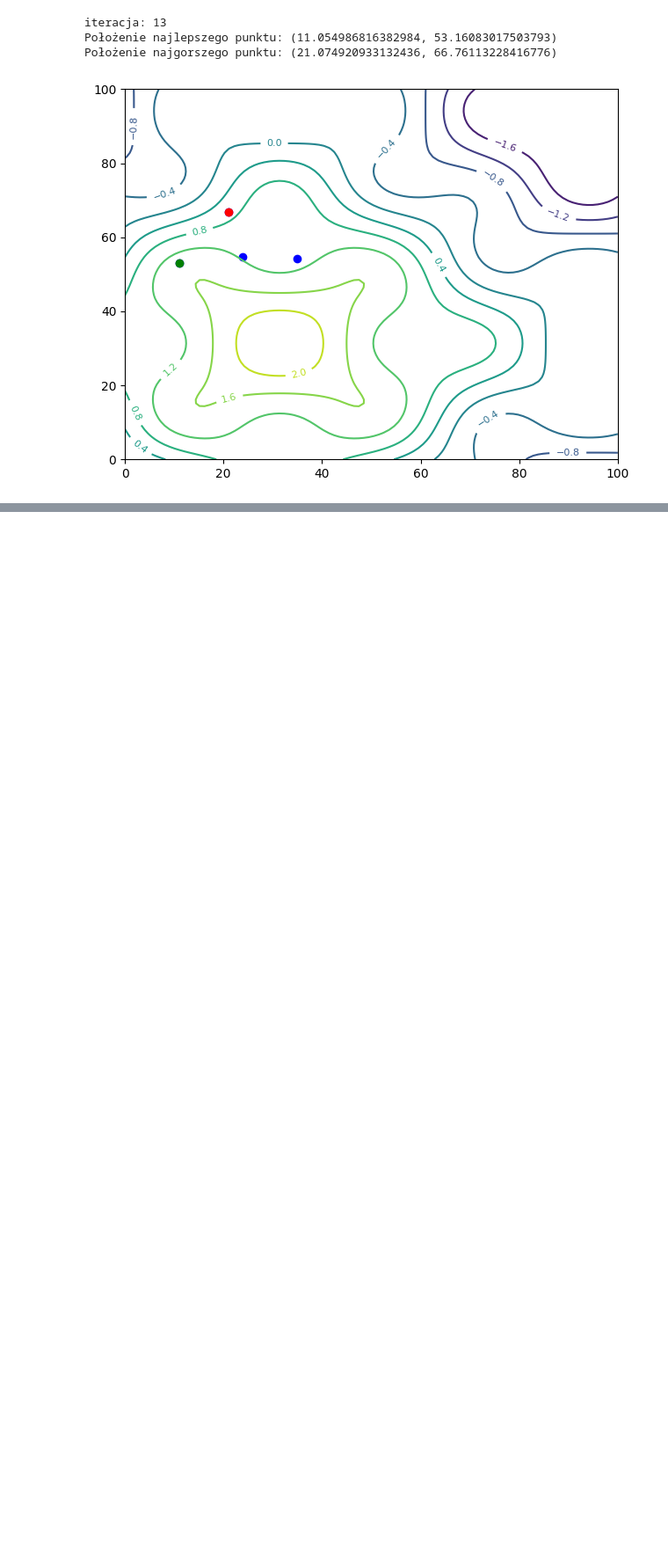
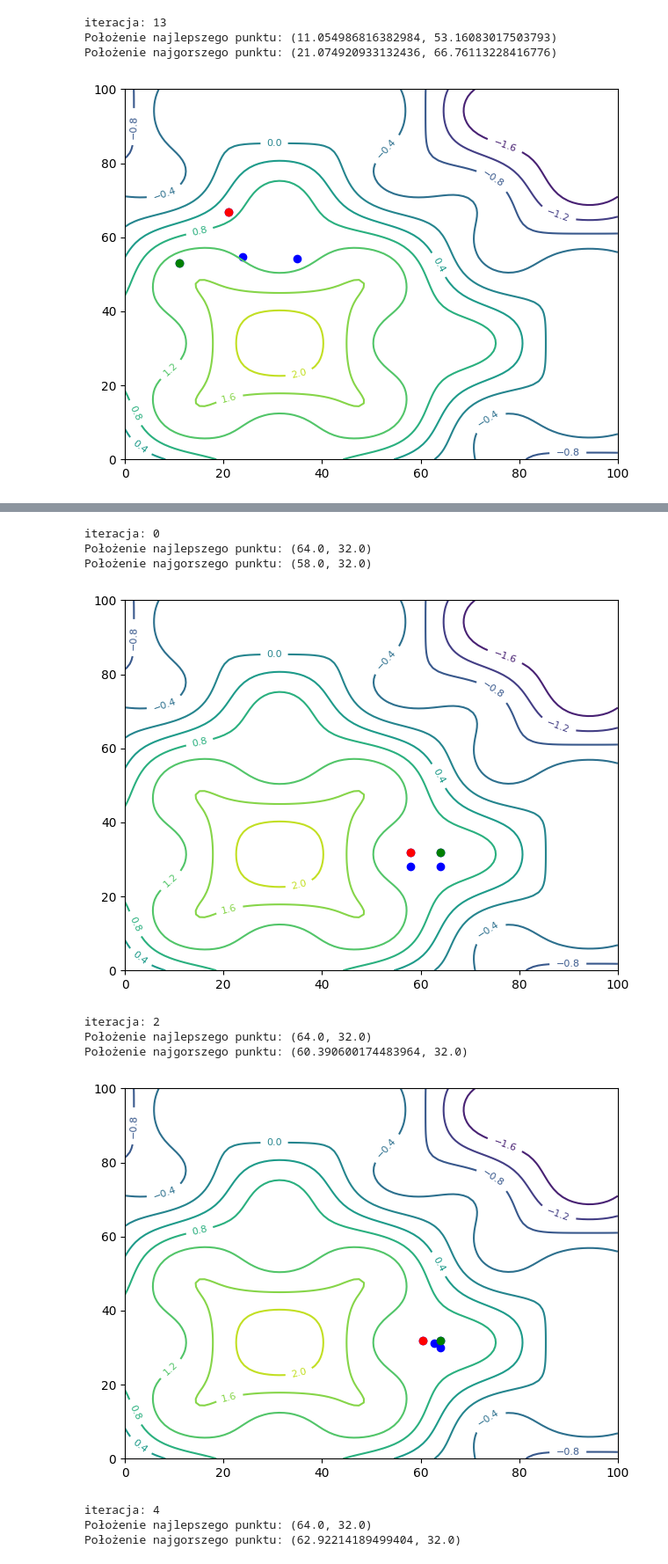
Before and after one commit to Sjemanko/ssi_projects, a Jupyter notebook: ssi_alg_2/alg_02.ipynb, the cells around one changed output, grey strips where cells are left out. Shown at 88% size. Saved outputs shown, nothing was run; the diff lists cells and outputs as text; code cells hidden in the pictures; blank space fills up the shorter version.

```diff
--- a/ssi_alg_2/alg_02.ipynb
+++ b/ssi_alg_2/alg_02.ipynb
@@ -86,0 +99,15 @@ Położenie najgorszego punktu: (21.074920933132436, 66.76113228416776)
+# %%
+import alg_02_02
+alg_02_02.main(4, 0.3, 0.4, 0.8, 20, [2, 4, 6, 10])
+# %% [output]
+iteracja: 0
+Położenie najlepszego punktu: (64.0, 32.0)
+Położenie najgorszego punktu: (58.0, 32.0)
+[figure, added]
+iteracja: 2
+Położenie najlepszego punktu: (64.0, 32.0)
+Położenie najgorszego punktu: (60.390600174483964, 32.0)
+[figure, added]
+iteracja: 4
+Położenie najlepszego punktu: (64.0, 32.0)
+Położenie najgorszego punktu: (62.92214189499404, 32.0)
```
Also changed, not shown: parts of 3 cells of this notebook, 12 other files.
